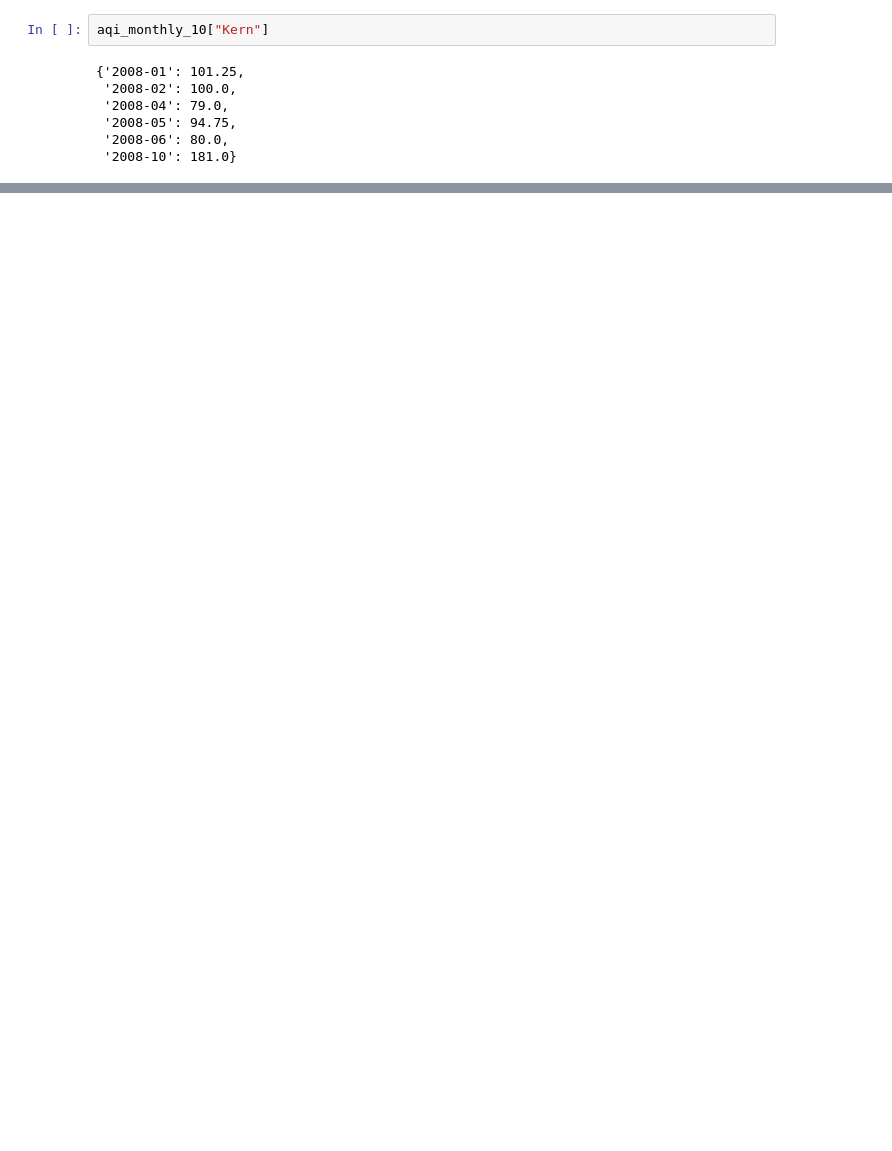
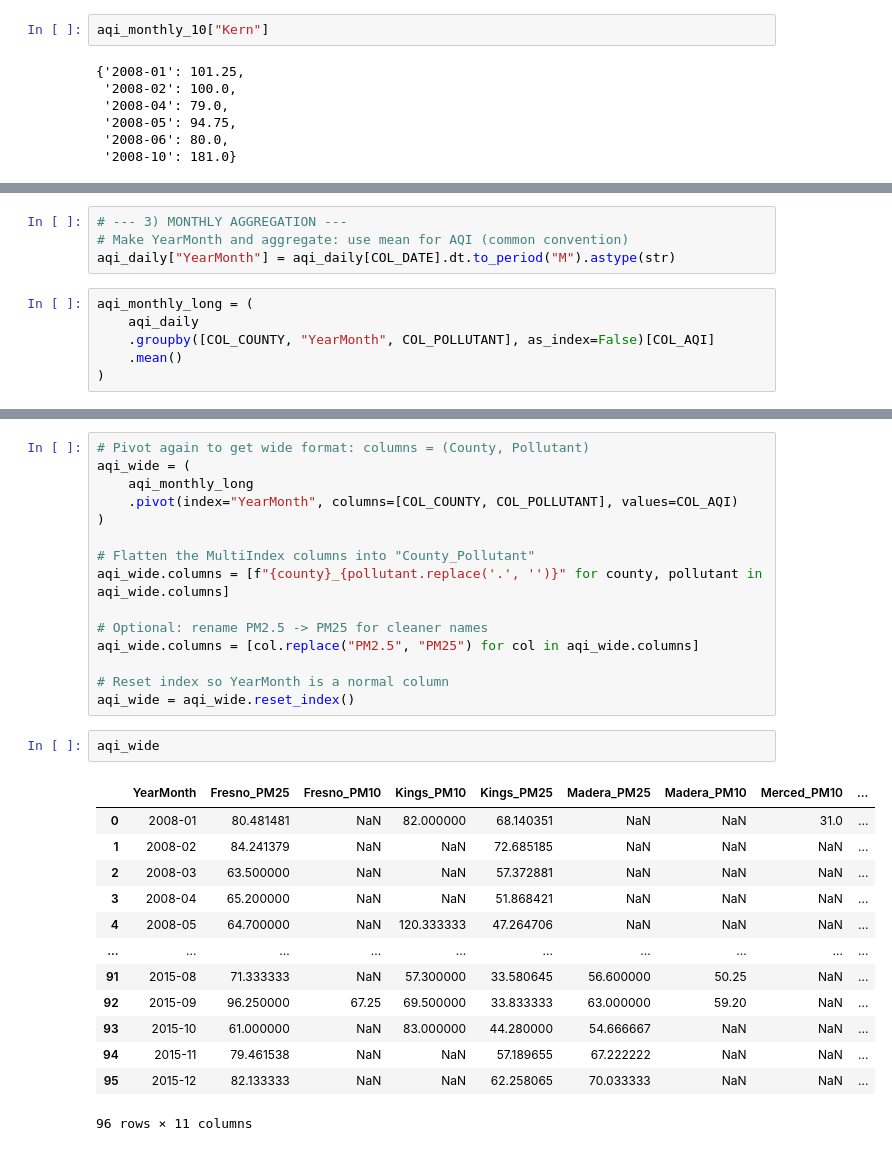
Before and after one commit to dillonallen92/CSUF-Project-Code, a Jupyter notebook: Project/code/notebooks/aug29_meeting_notebook.ipynb, the cells around one changed output, grey strips where cells are left out. Cells and saved outputs as stored; diff of their text form; blank space fills up the shorter version.

```diff
--- a/Project/code/notebooks/aug29_meeting_notebook.ipynb
+++ b/Project/code/notebooks/aug29_meeting_notebook.ipynb
@@ -126,0 +170,10 @@ aqi_monthly_10["Kern"]
+# %%
+# --- 3) MONTHLY AGGREGATION ---
+# Make YearMonth and aggregate: use mean for AQI (common convention)
+aqi_daily["YearMonth"] = aqi_daily[COL_DATE].dt.to_period("M").astype(str)
+# %%
+aqi_monthly_long = (
+    aqi_daily
+    .groupby([COL_COUNTY, "YearMonth", COL_POLLUTANT], as_index=False)[COL_AQI]
+    .mean()
+)
@@ -126,0 +220,31 @@ aqi_monthly_10["Kern"]
+# %%
+# Pivot again to get wide format: columns = (County, Pollutant)
+aqi_wide = (
+    aqi_monthly_long
+    .pivot(index="YearMonth", columns=[COL_COUNTY, COL_POLLUTANT], values=COL_AQI)
+)
+
+# Flatten the MultiIndex columns into "County_Pollutant"
+aqi_wide.columns = [f"{county}_{pollutant.replace('.', '')}" for county, pollutant in aqi_wide.columns]
+
+# Optional: rename PM2.5 -> PM25 for cleaner names
+aqi_wide.columns = [col.replace("PM2.5", "PM25") for col in aqi_wide.columns]
+
+# Reset index so YearMonth is a normal column
+aqi_wide = aqi_wide.reset_index()
+# %%
+aqi_wide
+# %% [output]
+|  | YearMonth | Fresno_PM25 | Fresno_PM10 | Kings_PM10 | Kings_PM25 | Madera_PM25 | Madera_PM10 | Merced_PM10 | ... |
+| 0 | 2008-01 | 80.481481 | NaN | 82.000000 | 68.140351 | NaN | NaN | 31.0 | ... |
+| 1 | 2008-02 | 84.241379 | NaN | NaN | 72.685185 | NaN | NaN | NaN | ... |
+| 2 | 2008-03 | 63.500000 | NaN | NaN | 57.372881 | NaN | NaN | NaN | ... |
+| 3 | 2008-04 | 65.200000 | NaN | NaN | 51.868421 | NaN | NaN | NaN | ... |
+| 4 | 2008-05 | 64.700000 | NaN | 120.333333 | 47.264706 | NaN | NaN | NaN | ... |
+| ... | ... | ... | ... | ... | ... | ... | ... | ... | ... |
+| 91 | 2015-08 | 71.333333 | NaN | 57.300000 | 33.580645 | 56.600000 | 50.25 | NaN | ... |
+| 92 | 2015-09 | 96.250000 | 67.25 | 69.500000 | 33.833333 | 63.000000 | 59.20 | NaN | ... |
+| 93 | 2015-10 | 61.000000 | NaN | 83.000000 | 44.280000 | 54.666667 | NaN | NaN | ... |
+| 94 | 2015-11 | 79.461538 | NaN | NaN | 57.189655 | 67.222222 | NaN | NaN | ... |
+| 95 | 2015-12 | 82.133333 | NaN | NaN | 62.258065 | 70.033333 | NaN | NaN | ... |
+96 rows × 11 columns
```
Also changed, not shown: parts of 11 cells of this notebook, 1 other file.
